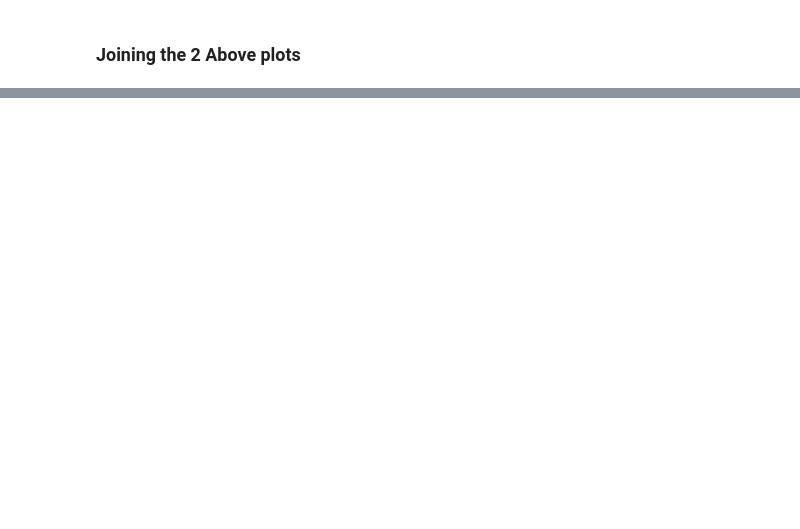
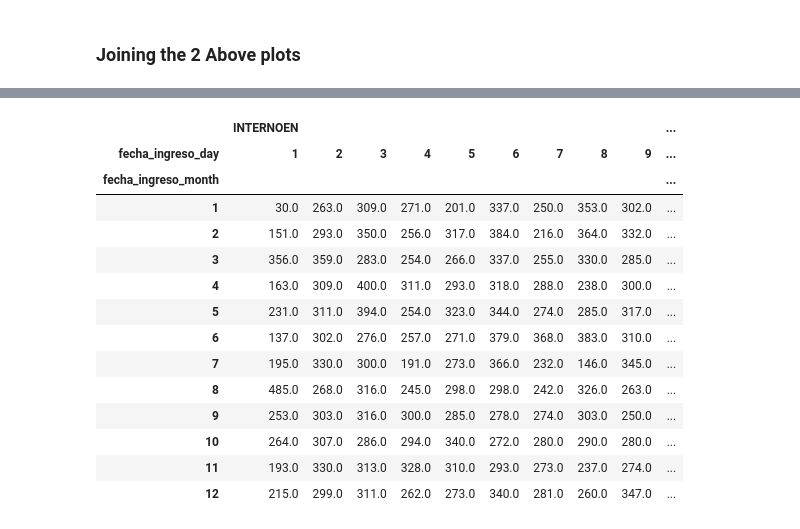
Before and after one commit to dehoyosb/MinJusticia_team77_DS4A_Project, a Jupyter notebook: exploratory_data_analysis_daniel.ipynb, the cells around one changed output, grey strips where cells are left out. Saved outputs shown, nothing was run; the diff lists cells and outputs as text; code cells hidden in the pictures; blank space fills up the shorter version.

```diff
--- a/exploratory_data_analysis_daniel.ipynb
+++ b/exploratory_data_analysis_daniel.ipynb
@@ -1291,0 +1207,4 @@ data.groupby(['INTERNOEN'])[['DELITO']].count().describe(percentiles=[0.25, 0.5,
+# %%
+data['fecha_ingreso_year'] = data['FECHA_INGRESO'].dt.year
+data['fecha_ingreso_month'] = data['FECHA_INGRESO'].dt.month
+data['fecha_ingreso_day'] = data['FECHA_INGRESO'].dt.day
@@ -1291,0 +1373,4 @@ data.groupby(['INTERNOEN'])[['DELITO']].count().describe(percentiles=[0.25, 0.5,
+# %%
+temp = data.groupby(['INTERNOEN','fecha_ingreso_month','fecha_ingreso_day'])['DELITO'].count() \
+        .reset_index()
+temp
@@ -1291,0 +1391,19 @@ data.groupby(['INTERNOEN'])[['DELITO']].count().describe(percentiles=[0.25, 0.5,
+# %%
+heat_matrix = temp.groupby(['fecha_ingreso_month','fecha_ingreso_day'])[['INTERNOEN']].count().unstack().fillna(0.000001)
+heat_matrix
+# %% [output]
+|  | INTERNOEN |  |  |  |  |  |  |  |  | ... |
+| fecha_ingreso_day | 1 | 2 | 3 | 4 | 5 | 6 | 7 | 8 | 9 | ... |
+| fecha_ingreso_month |  |  |  |  |  |  |  |  |  | ... |
+| 1 | 30.0 | 263.0 | 309.0 | 271.0 | 201.0 | 337.0 | 250.0 | 353.0 | 302.0 | ... |
+| 2 | 151.0 | 293.0 | 350.0 | 256.0 | 317.0 | 384.0 | 216.0 | 364.0 | 332.0 | ... |
+| 3 | 356.0 | 359.0 | 283.0 | 254.0 | 266.0 | 337.0 | 255.0 | 330.0 | 285.0 | ... |
+| 4 | 163.0 | 309.0 | 400.0 | 311.0 | 293.0 | 318.0 | 288.0 | 238.0 | 300.0 | ... |
+| 5 | 231.0 | 311.0 | 394.0 | 254.0 | 323.0 | 344.0 | 274.0 | 285.0 | 317.0 | ... |
+| 6 | 137.0 | 302.0 | 276.0 | 257.0 | 271.0 | 379.0 | 368.0 | 383.0 | 310.0 | ... |
+| 7 | 195.0 | 330.0 | 300.0 | 191.0 | 273.0 | 366.0 | 232.0 | 146.0 | 345.0 | ... |
+| 8 | 485.0 | 268.0 | 316.0 | 245.0 | 298.0 | 298.0 | 242.0 | 326.0 | 263.0 | ... |
+| 9 | 253.0 | 303.0 | 316.0 | 300.0 | 285.0 | 278.0 | 274.0 | 303.0 | 250.0 | ... |
+| 10 | 264.0 | 307.0 | 286.0 | 294.0 | 340.0 | 272.0 | 280.0 | 290.0 | 280.0 | ... |
+| 11 | 193.0 | 330.0 | 313.0 | 328.0 | 310.0 | 293.0 | 273.0 | 237.0 | 274.0 | ... |
+| 12 | 215.0 | 299.0 | 311.0 | 262.0 | 273.0 | 340.0 | 281.0 | 260.0 | 347.0 | ... |
```
Also changed, not shown: parts of 35 cells of this notebook.
